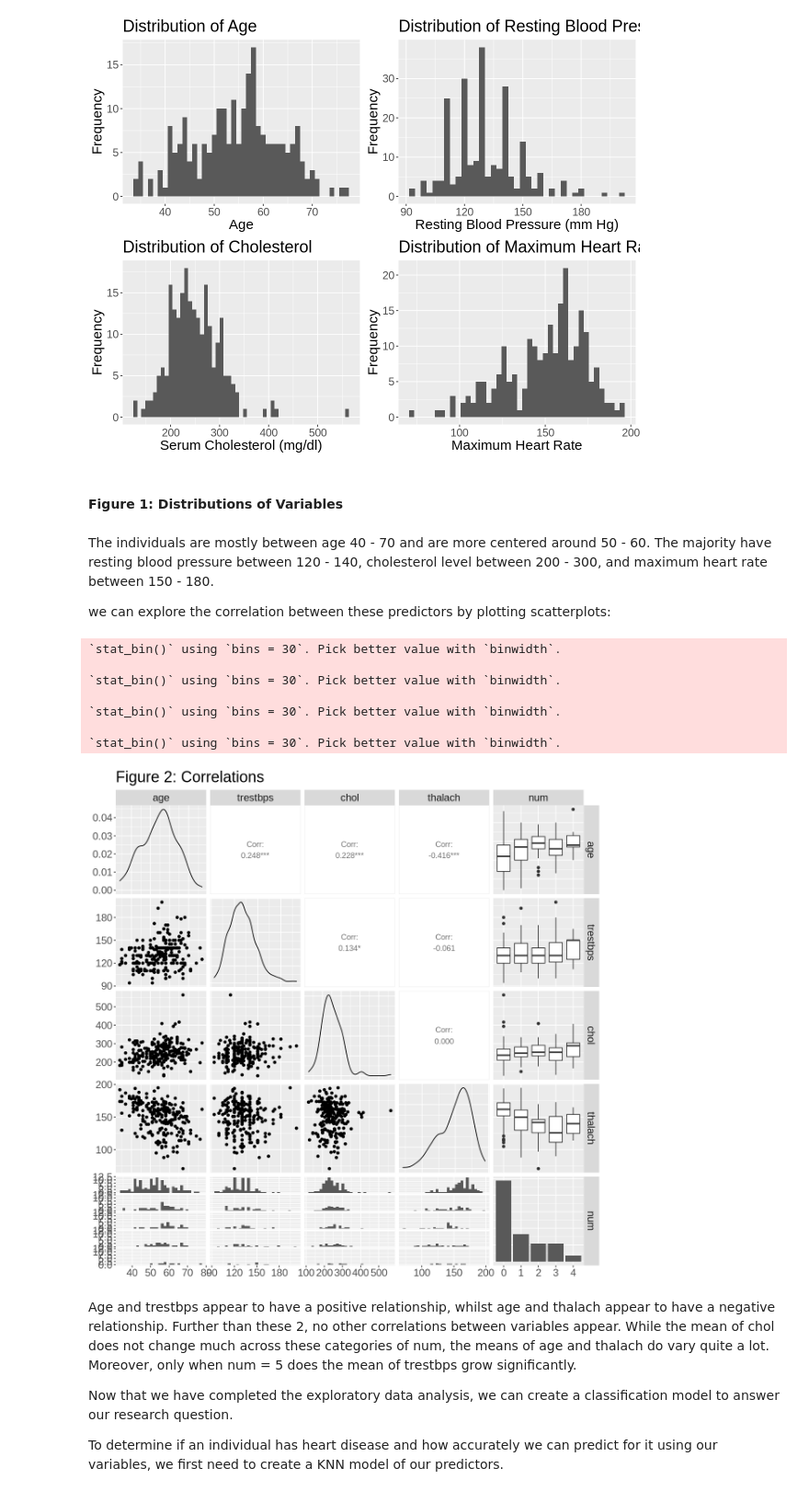
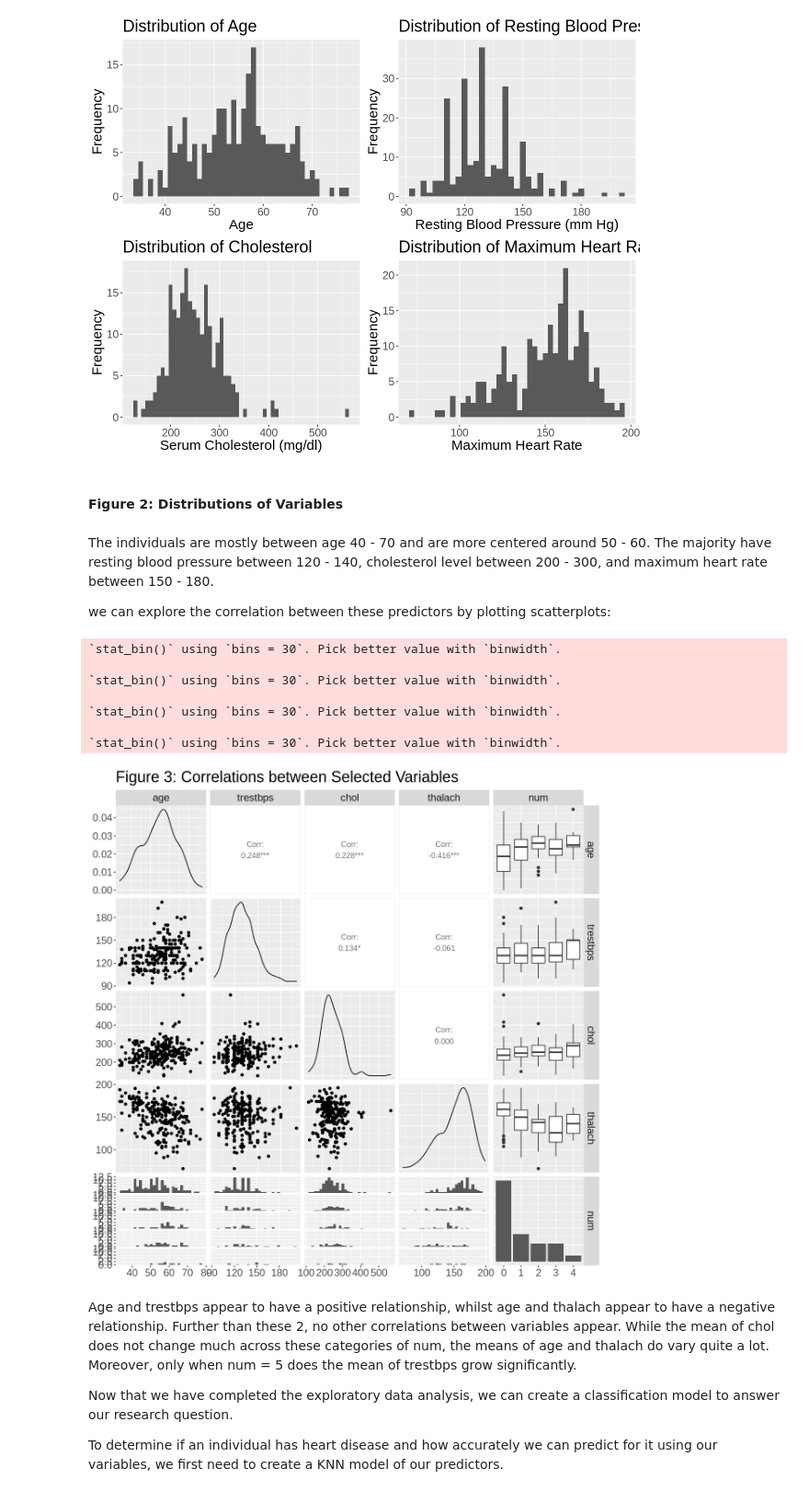
Before and after one commit to Yi-Lin-Wang/Group-32-best-group, a Jupyter notebook: Heart_Disease_Project.ipynb, the cells around one changed output. Shown: that part at 92% size. Cells and saved outputs as stored; diff of their text form; code cells hidden in the pictures.

Commit message:
one more ggpairs, edit discussion

```diff
--- a/Heart_Disease_Project.ipynb
+++ b/Heart_Disease_Project.ipynb
@@ -180,7 +222,7 @@ plot_grid(age_dist, trestbps_dist, chol_dist, thalach_dist, nrow = 2, ncol = 2)
 # %% [output]
 [figure]
 # %% [markdown]
-#### Figure 1: Distributions of Variables
+#### Figure 2: Distributions of Variables
 # %% [markdown]
 The individuals are mostly between age 40 - 70 and are more centered around 50 - 60.
 The majority have resting blood pressure between 120 - 140, cholesterol level between 200 - 300, and maximum heart rate between 150 - 180.
@@ -189,18 +231,18 @@ we can explore the correlation between these predictors by plotting scatterplots
 # %%
 options(repr.plot.height = 10, repr.plot.width = 10)
 heart_disease_training |>
     select(age, trestbps, chol, thalach, num) |>
-    ggpairs(title = 'Figure 2: Correlations') +
+    ggpairs(title = 'Figure 3: Correlations between Selected Variables') +
     theme(text = element_text(size =18))
 # %% [output]
 `stat_bin()` using `bins = 30`. Pick better value with `binwidth`.
 
 `stat_bin()` using `bins = 30`. Pick better value with `binwidth`.
 
 `stat_bin()` using `bins = 30`. Pick better value with `binwidth`.
 
 `stat_bin()` using `bins = 30`. Pick better value with `binwidth`.
-[figure, old version]
+[figure, new version]
 # %% [markdown]
 Age and trestbps appear to have a positive relationship, whilst age and thalach appear to have a negative relationship. Further than these 2, no other correlations between variables appear. While the mean of chol does not change much across these categories of num, the means of age and thalach do vary quite a lot. Moreover, only when num = 5 does the mean of trestbps grow significantly.
 
```
Also changed, not shown: parts of 5 cells of this notebook.
